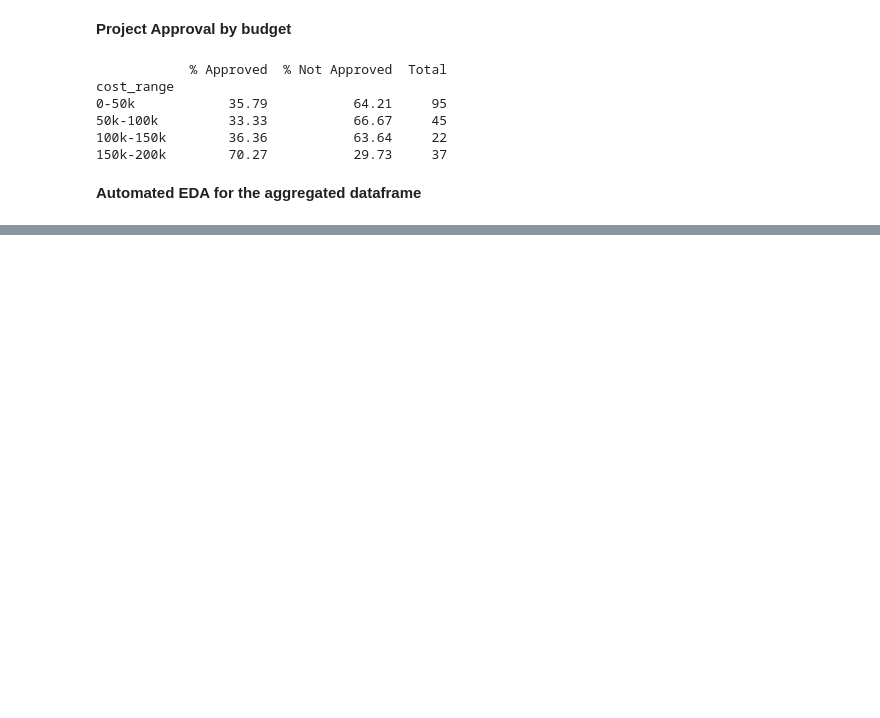
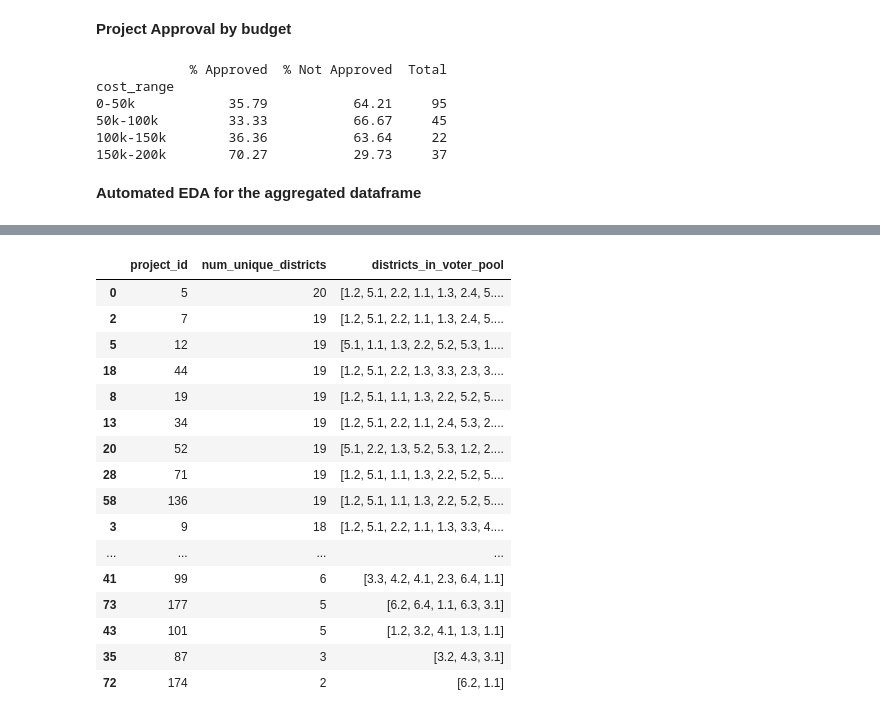
Before and after one commit to SamuelMalaga/M2IS-Internship-XAI, a Jupyter notebook: XAI_Descritpive_analysis.ipynb, the cells around one changed output, grey strips where cells are left out. Saved outputs shown, nothing was run; the diff lists cells and outputs as text; code cells hidden in the pictures; blank space fills up the shorter version.

```diff
--- a/XAI_Descritpive_analysis.ipynb
+++ b/XAI_Descritpive_analysis.ipynb
@@ -17,7 +17,7 @@ Improve your data and profiling with ydata-sdk, featuring data quality scoring,
 # %%
 aggregatedProjectsDF = pd.read_csv('projectsAgg2.csv',sep=";")
 electionDetailsDF = pd.read_csv('projectDetails.csv', sep=";")
-xlsx = pd.ExcelFile('/home/samuelaga/Documents/Master2IS/Stage M1/M2IS-Internship-XAI/PBToulouse2022/Copie de Resultats BP31102022-.xlsx')
+xlsx = pd.ExcelFile('/home/samuel-malaga/Documents/Master2IS/Stage M1/M2IS-Internship-XAI/PBToulouse2022/Copie de Resultats BP31102022-.xlsx')
 electionResultsDF = pd.read_excel(xlsx,'lauréats')
 ##Drop the last summary row in the dataframe
 electionResultsDF.drop(electionResultsDF.tail(1).index,inplace=True)
@@ -388,0 +404,5 @@ Index(['ID', 'project_id', 'project_title', 'created_at', 'checked_out_at',
+# %%
+merged_df = pd.merge(electionDetailsDF, aggregatedProjectsDF, on='project_id')
+# merged_df.to_csv('mergedElectionData.csv')
+test = merged_df[merged_df['project_id']==143]
+print(test)
@@ -388,0 +427,38 @@ Index(['ID', 'project_id', 'project_title', 'created_at', 'checked_out_at',
+# %%
+pd.set_option('display.max_rows', None)  # Show all rows
+# Example DataFrame
+# Each row is a vote: who (voter_id) voted for what (project_id) and from which district
+winners_merged_df = merged_df[merged_df['approved_binary'] == 1]
+
+df = winners_merged_df
+
+# Step 1: Get mapping from each project to its voter pool
+project_voters = df.groupby('project_id')['ID'].unique().reset_index()
+
+# Step 2: For each project, get the voters' full voting history and extract districts
+def get_districts_for_voters(voter_list):
+    return df[df['ID'].isin(voter_list)]['src_district_code'].unique()
+
+project_voters['districts_in_voter_pool'] = project_voters['ID'].apply(get_districts_for_voters)
+project_voters['num_unique_districts'] = project_voters['districts_in_voter_pool'].apply(len)
+
+# Result: project_id, how many distinct districts in the pool of voters
+project_voters[['project_id', 'num_unique_districts', 'districts_in_voter_pool']].sort_values('num_unique_districts', ascending=False)
+# %% [output]
+|  | project_id | num_unique_districts | districts_in_voter_pool |
+| 0 | 5 | 20 | [1.2, 5.1, 2.2, 1.1, 1.3, 2.4, 5.... |
+| 2 | 7 | 19 | [1.2, 5.1, 2.2, 1.1, 1.3, 2.4, 5.... |
+| 5 | 12 | 19 | [5.1, 1.1, 1.3, 2.2, 5.2, 5.3, 1.... |
+| 18 | 44 | 19 | [1.2, 5.1, 2.2, 1.3, 3.3, 2.3, 3.... |
+| 8 | 19 | 19 | [1.2, 5.1, 1.1, 1.3, 2.2, 5.2, 5.... |
+| 13 | 34 | 19 | [1.2, 5.1, 2.2, 1.1, 2.4, 5.3, 2.... |
+| 20 | 52 | 19 | [5.1, 2.2, 1.3, 5.2, 5.3, 1.2, 2.... |
+| 28 | 71 | 19 | [1.2, 5.1, 1.1, 1.3, 2.2, 5.2, 5.... |
+| 58 | 136 | 19 | [1.2, 5.1, 1.1, 1.3, 2.2, 5.2, 5.... |
+| 3 | 9 | 18 | [1.2, 5.1, 2.2, 1.1, 1.3, 3.3, 4.... |
+| ... | ... | ... | ... |
+| 41 | 99 | 6 | [3.3, 4.2, 4.1, 2.3, 6.4, 1.1] |
+| 73 | 177 | 5 | [6.2, 6.4, 1.1, 6.3, 3.1] |
+| 43 | 101 | 5 | [1.2, 3.2, 4.1, 1.3, 1.1] |
+| 35 | 87 | 3 | [3.2, 4.3, 3.1] |
+| 72 | 174 | 2 | [6.2, 1.1] |
```
Also changed, not shown: parts of 6 cells of this notebook, 8 other files.
